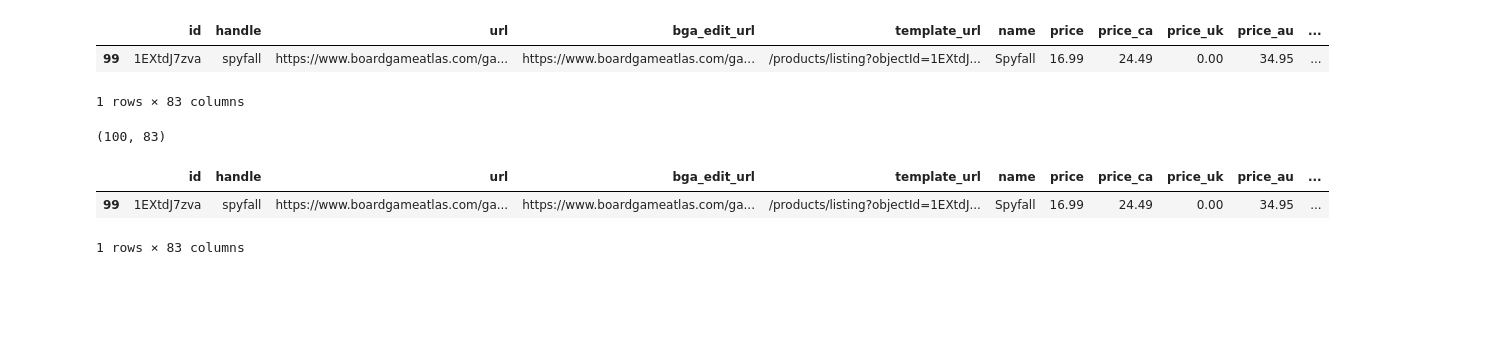
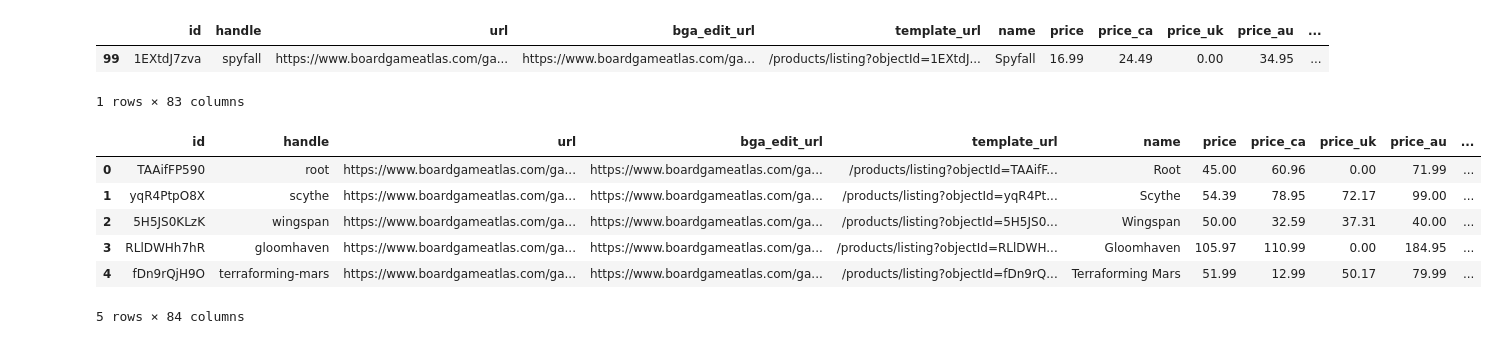
Before and after one commit to Andy-Jensen/board-game-project, a Jupyter notebook: acquire.ipynb, the cells around one changed output. Saved outputs shown, nothing was run; the diff lists cells and outputs as text; code cells hidden in the pictures; blank space fills up the shorter version.

```diff
--- a/acquire.ipynb
+++ b/acquire.ipynb
@@ -62,25 +74,23 @@ games.tail(1)
 1 rows × 83 columns
 # %%
 def get_games(num=100, pages=1):
-    games=[]
     limit=num
     for n in range(pages+1):
         pages=n*num
         url=f'https://api.boardgameatlas.com/api/search?limit={limit}&skip={pages}&pretty=true&client_id={env.key}'
         response = requests.get(url)
         data=response.json()
-        games.append(data)
     games=pd.DataFrame(data['games'])
     return games
 # %%
-g=get_games(num=100, pages=1)
+g=get_games(num=100, pages=0)
 # %%
-g.shape
+g.head()
 # %% [output]
+|  | id | handle | url | bga_edit_url | template_url | name | price | price_ca | price_uk | price_au | ... |
+| 0 | TAAifFP590 | root | https://www.boardgameatlas.com/ga... | https://www.boardgameatlas.com/ga... | /products/listing?objectId=TAAifF... | Root | 45.00 | 60.96 | 0.00 | 71.99 | ... |
+| 1 | yqR4PtpO8X | scythe | https://www.boardgameatlas.com/ga... | https://www.boardgameatlas.com/ga... | /products/listing?objectId=yqR4Pt... | Scythe | 54.39 | 78.95 | 72.17 | 99.00 | ... |
+| 2 | 5H5JS0KLzK | wingspan | https://www.boardgameatlas.com/ga... | https://www.boardgameatlas.com/ga... | /products/listing?objectId=5H5JS0... | Wingspan | 50.00 | 32.59 | 37.31 | 40.00 | ... |
+| 3 | RLlDWHh7hR | gloomhaven | https://www.boardgameatlas.com/ga... | https://www.boardgameatlas.com/ga... | /products/listing?objectId=RLlDWH... | Gloomhaven | 105.97 | 110.99 | 0.00 | 184.95 | ... |
+| 4 | fDn9rQjH9O | terraforming-mars | https://www.boardgameatlas.com/ga... | https://www.boardgameatlas.com/ga... | /products/listing?objectId=fDn9rQ... | Terraforming Mars | 51.99 | 12.99 | 50.17 | 79.99 | ... |
-(100, 83)
+5 rows × 84 columns
-# %%
-g.tail(1)
-# %% [output]
-|  | id | handle | url | bga_edit_url | template_url | name | price | price_ca | price_uk | price_au | ... |
-| 99 | 1EXtdJ7zva | spyfall | https://www.boardgameatlas.com/ga... | https://www.boardgameatlas.com/ga... | /products/listing?objectId=1EXtdJ... | Spyfall | 16.99 | 24.49 | 0.00 | 34.95 | ... |
-1 rows × 83 columns
```
Also changed, not shown: parts of 10 cells of this notebook, 1 other file.
